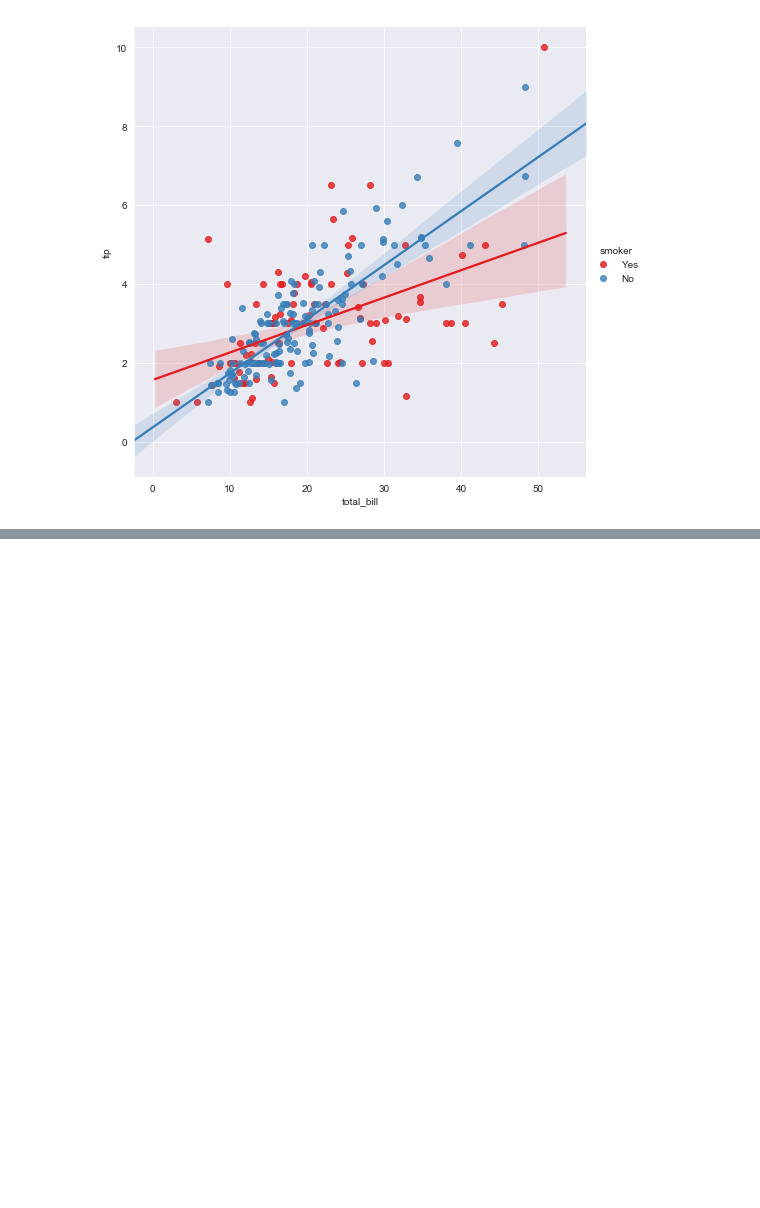
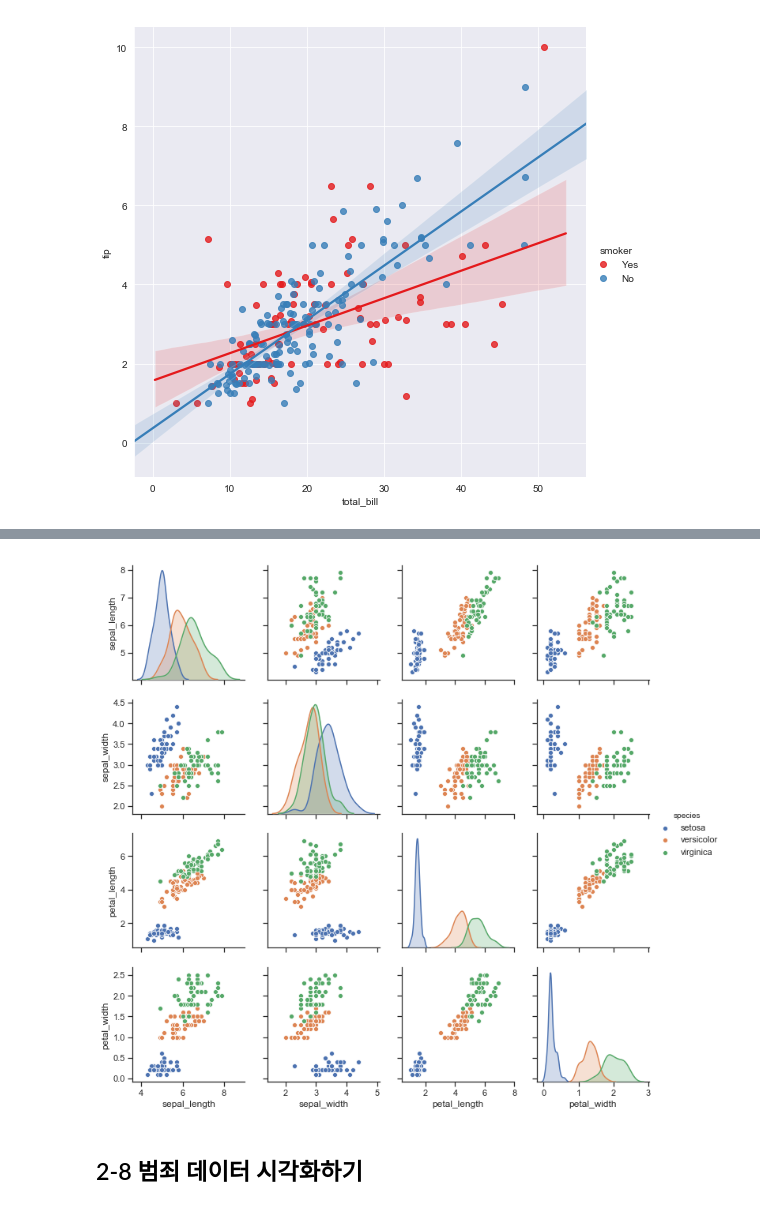
Before and after one commit to jbaeckn/data_jumurugi, a Jupyter notebook: chapter2/Chapter2_Seoul_Crime_Analysis.ipynb, the cells around one changed output, grey strips where cells are left out. Drawn from its saved outputs; the diff is of its cells as text; code cells hidden in the pictures; blank space fills up the shorter version.

```diff
--- a/chapter2/Chapter2_Seoul_Crime_Analysis.ipynb
+++ b/chapter2/Chapter2_Seoul_Crime_Analysis.ipynb
@@ -539,0 +567,4 @@ plt.show()
+# %%
+sns.set(style="ticks")
+iris = sns.load_dataset("iris")
+iris.head()
@@ -539,0 +578,7 @@ plt.show()
+# %%
+sns.pairplot(iris, hue="species")
+plt.show()
+# %% [output]
+[figure, added]
+# %% [markdown]
+## 2-8 범죄 데이터 시각화하기
```
Also changed, not shown: parts of 13 cells of this notebook.
